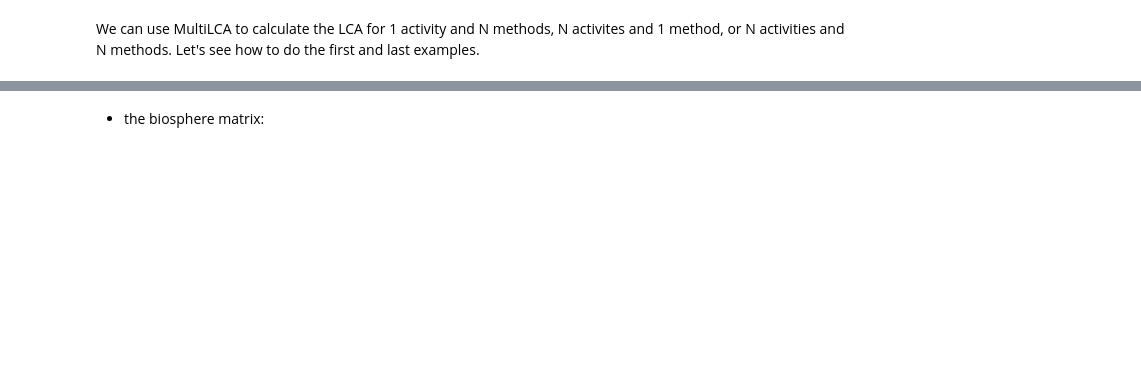
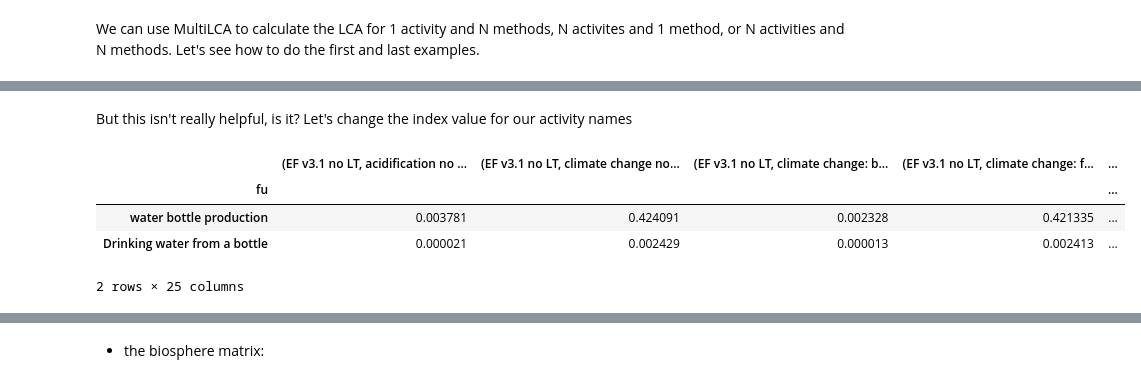
Before and after one commit to alyabolowich/bw25-tuto, a Jupyter notebook: BW25_tutorial_to_publish.ipynb, the cells around one changed output, grey strips where cells are left out. Drawn from its saved outputs; the diff is of its cells as text; code cells hidden in the pictures; blank space fills up the shorter version.

```diff
--- a/BW25_tutorial_to_publish.ipynb
+++ b/BW25_tutorial_to_publish.ipynb
@@ -916,0 +925,24 @@ lca.technosphere_matrix
+# %% [markdown]
+But this isn't really helpful, is it? Let's change the index value for our activity names
+# %%
+activity_names = []
+
+import re
+
+for demand in mlca.func_units:
+    for key in demand.keys():
+        key = str(
+            key
+        )  # need to change key from a BW activity to a string in order to modify
+        key_mod = re.sub(r"\((.*?)\)", "", key)  # remove (unit, region, cat) tuple
+        activity_names.append(eval(key_mod))
+
+dfresults["fu"] = activity_names
+dfresults.set_index("fu", inplace=True)
+dfresults
+# %% [output]
+|  | (EF v3.1 no LT, acidification no ... | (EF v3.1 no LT, climate change no... | (EF v3.1 no LT, climate change: b... | (EF v3.1 no LT, climate change: f... | ... |
+| fu |  |  |  |  | ... |
+| water bottle production | 0.003781 | 0.424091 | 0.002328 | 0.421335 | ... |
+| Drinking water from a bottle | 0.000021 | 0.002429 | 0.000013 | 0.002413 | ... |
+2 rows × 25 columns
```
Also changed, not shown: parts of 427 cells of this notebook.
